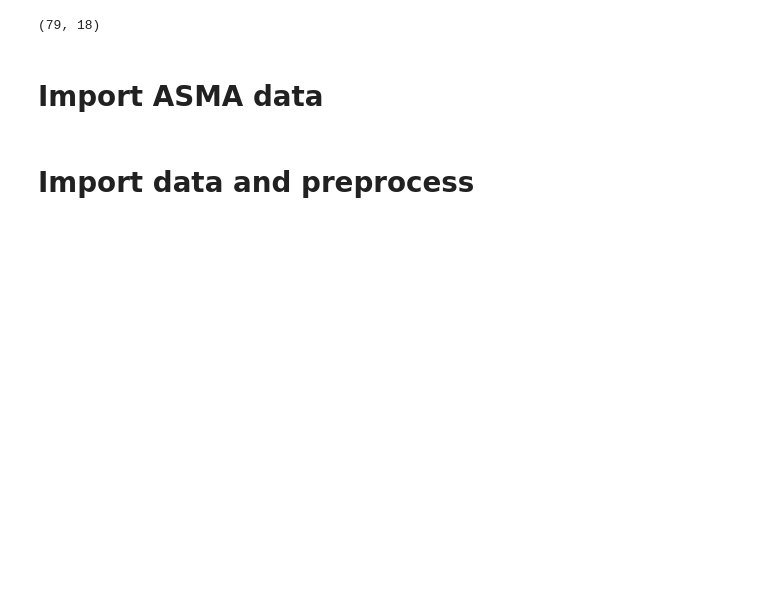
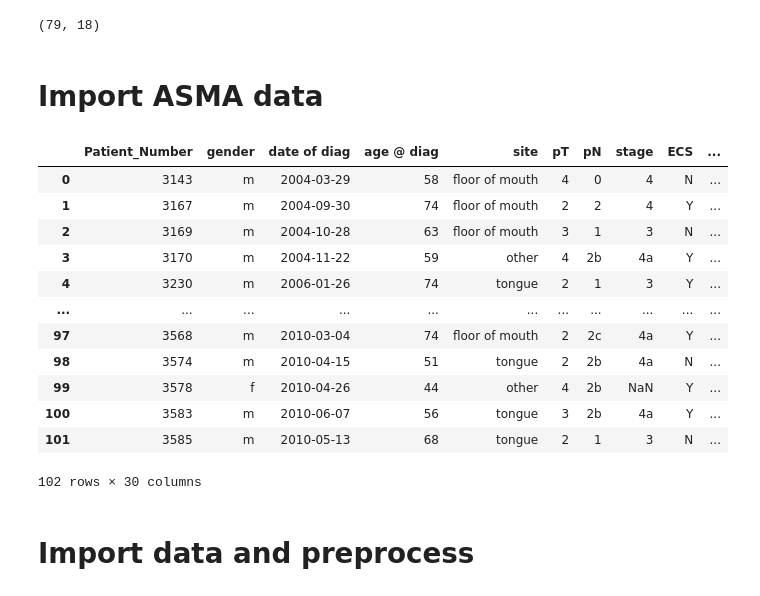
Before and after one commit to c-whitley/PHD, a Jupyter notebook: Bayesian_Logistic_Regression.ipynb, the cells around one changed output. Cells and saved outputs as stored; diff of their text form; code cells hidden in the pictures; blank space fills up the shorter version.

```diff
--- a/Bayesian_Logistic_Regression.ipynb
+++ b/Bayesian_Logistic_Regression.ipynb
@@ -121,5 +121,21 @@ try:asma = pd.read_excel("/mnt/b/Google_Drive/PhD/Project with Janet/ASMA.xlsx",
 except:asma = pd.read_excel("/mnt/c/Users/conor/Google Drive/PhD/Project with Janet/ASMA.xlsx", sheet_name = "Sheet3")
 
 new_metadata = new_metadata.merge(asma, left_on = "Patient_Number", right_on = "Case ID")
+# %%
+new_metadata
+# %% [output]
+|  | Patient_Number | gender | date of diag | age @ diag | site | pT | pN | stage | ECS | ... |
+| 0 | 3143 | m | 2004-03-29 | 58 | floor of mouth | 4 | 0 | 4 | N | ... |
+| 1 | 3167 | m | 2004-09-30 | 74 | floor of mouth | 2 | 2 | 4 | Y | ... |
+| 2 | 3169 | m | 2004-10-28 | 63 | floor of mouth | 3 | 1 | 3 | N | ... |
+| 3 | 3170 | m | 2004-11-22 | 59 | other | 4 | 2b | 4a | Y | ... |
+| 4 | 3230 | m | 2006-01-26 | 74 | tongue | 2 | 1 | 3 | Y | ... |
+| ... | ... | ... | ... | ... | ... | ... | ... | ... | ... | ... |
+| 97 | 3568 | m | 2010-03-04 | 74 | floor of mouth | 2 | 2c | 4a | Y | ... |
+| 98 | 3574 | m | 2010-04-15 | 51 | tongue | 2 | 2b | 4a | N | ... |
+| 99 | 3578 | f | 2010-04-26 | 44 | other | 4 | 2b | NaN | Y | ... |
+| 100 | 3583 | m | 2010-06-07 | 56 | tongue | 3 | 2b | 4a | Y | ... |
+| 101 | 3585 | m | 2010-05-13 | 68 | tongue | 2 | 1 | 3 | N | ... |
+102 rows × 30 columns
 # %% [markdown]
 # Import data and preprocess
```
Also changed, not shown: parts of 23 cells of this notebook, 8 other files.
